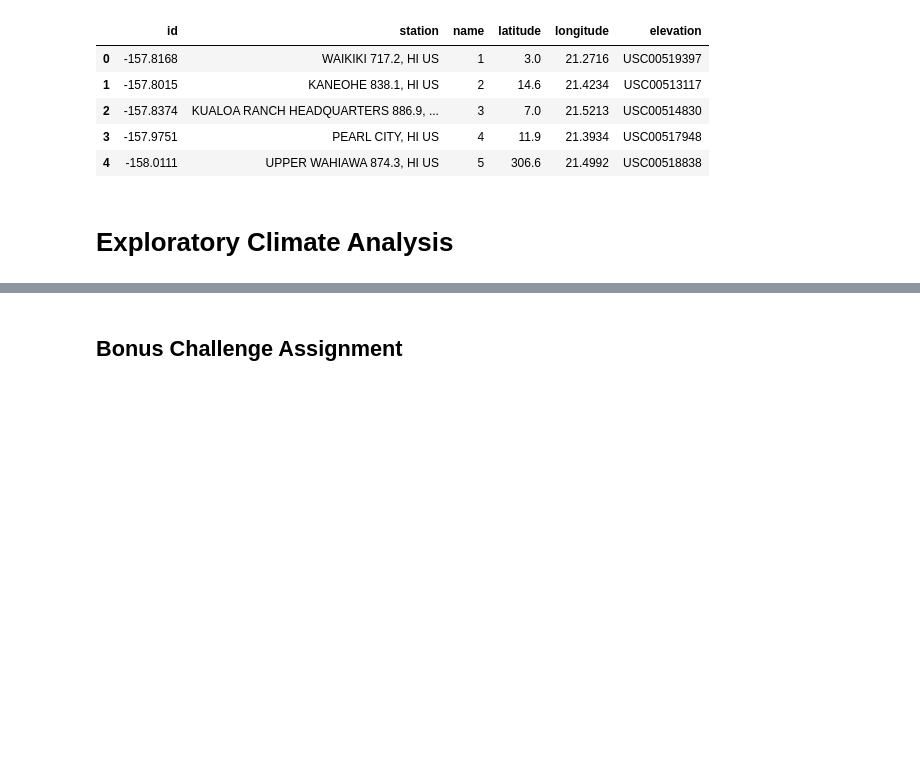
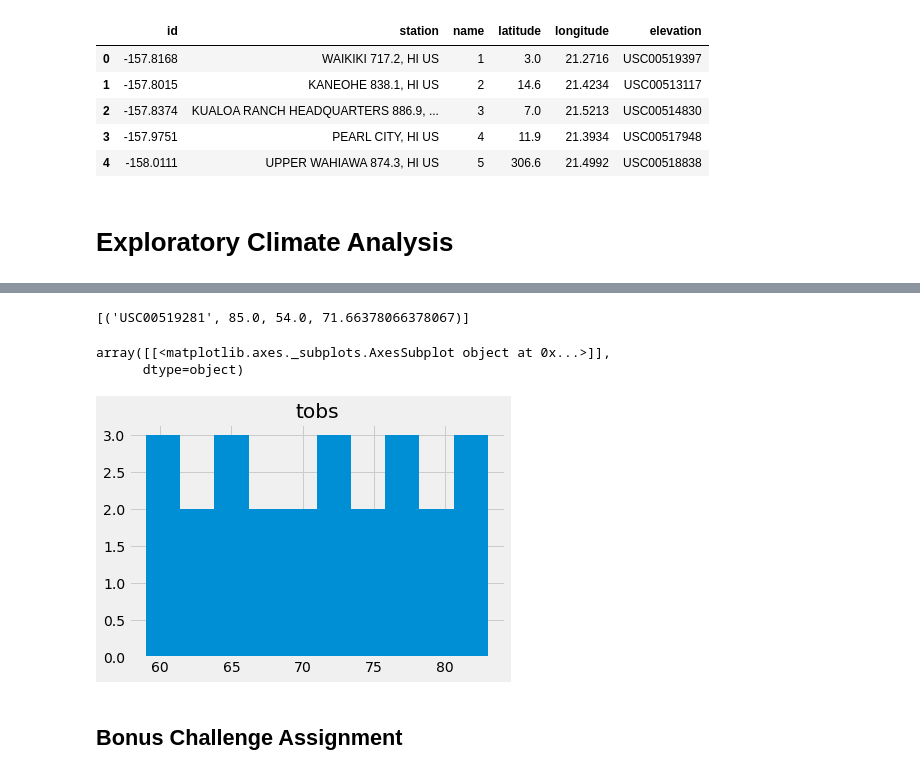
Before and after one commit to crchunn/sqlalchemy-challenge, a Jupyter notebook: Instructions/climate_starter.ipynb, the cells around one changed output, grey strips where cells are left out. Cells and saved outputs as stored; diff of their text form; code cells hidden in the pictures; blank space fills up the shorter version.

```diff
--- a/Instructions/climate_starter.ipynb
+++ b/Instructions/climate_starter.ipynb
@@ -137,9 +201,26 @@ InvalidRequestError: SQL expression, column, or mapped entity expected - got '(1
 # %%
 # Using the station id from the previous query, calculate the lowest temperature recorded,
-# highest temperature recorded, and average temperature of the most active station?
+# highest tempermature recorded, and average temperature of the most active station?
+mostactive = session.query(Measure.station, func.max(Measure.tobs), func.min(Measure.tobs), func.avg(Measure.tobs))\
+    .filter(Measure.station == 'USC00519281').all()
+mostactive
+# %% [output]
+[('USC00519281', 85.0, 54.0, 71.66378066378067)]
 # %%
 # Choose the station with the highest number of temperature observations.
 # Query the last 12 months of temperature observation data for this station and plot the results as a histogram
+mactive = session.query(Measure.date, Measure.tobs)\
+    .filter(Measure.station == 'USC00519281')\
+    .filter(Measure.date >= '2017-01-01')\
+    .filter(Measure.date <= '2017-12-31')\
+    .group_by(Measure.tobs)\
+    .order_by(Measure.date).all()
+mactive_df = pd.DataFrame(mactive)
+mactive_df.hist()
+# %% [output]
+array([[<matplotlib.axes._subplots.AxesSubplot object at 0x...>]],
+      dtype=object)
+[figure, added]
 # %% [markdown]
 ## Bonus Challenge Assignment
 # %%
```
Also changed, not shown: parts of 10 cells of this notebook.
